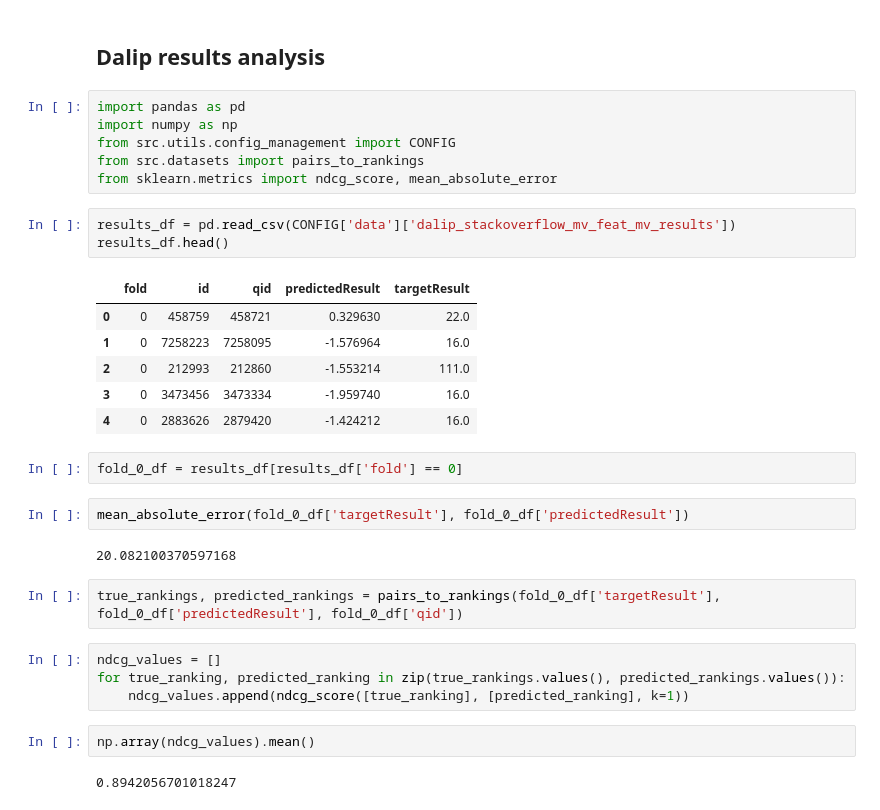
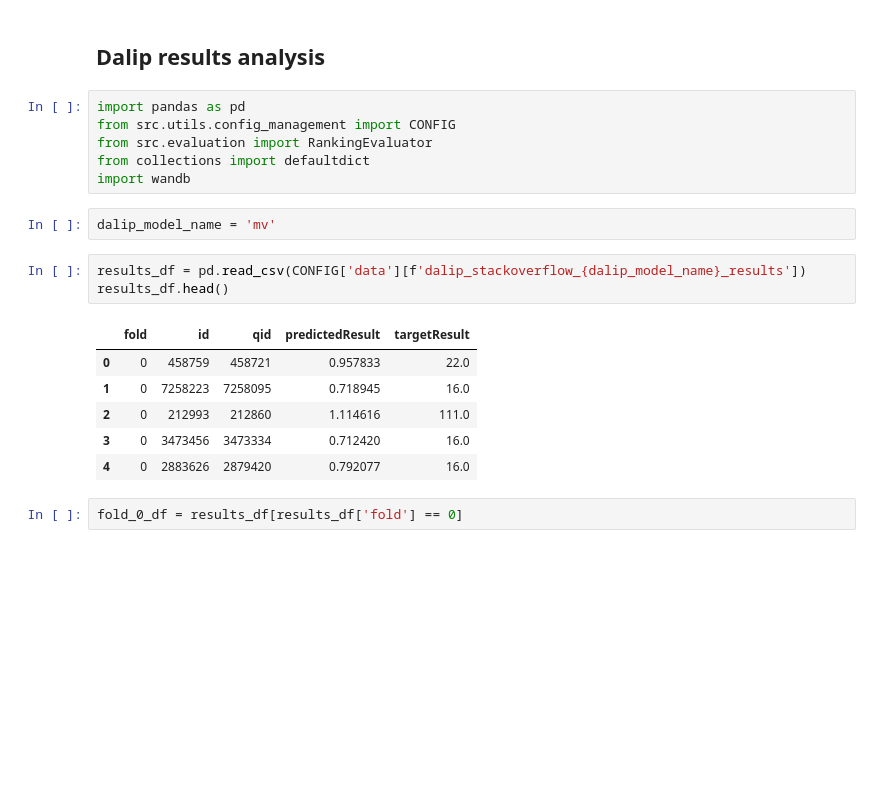
Before and after one commit to BunnyNoBugs/stackoverflow-answers-assessment, a Jupyter notebook: experiments/dalip/data_analysis.ipynb, the cells around one changed output. Cells and saved outputs as stored; diff of their text form; blank space fills up the shorter version.

Commit message:
log dalip results to wandb

```diff
--- a/experiments/dalip/data_analysis.ipynb
+++ b/experiments/dalip/data_analysis.ipynb
@@ -275,33 +275,21 @@ Name: ParentId, dtype: float64
 ## Dalip results analysis
 # %%
 import pandas as pd
-import numpy as np
 from src.utils.config_management import CONFIG
-from src.datasets import pairs_to_rankings
-from sklearn.metrics import ndcg_score, mean_absolute_error
+from src.evaluation import RankingEvaluator
+from collections import defaultdict
+import wandb
+# %%
+dalip_model_name = 'mv'
 # %%
-results_df = pd.read_csv(CONFIG['data']['dalip_stackoverflow_mv_feat_mv_results'])
+results_df = pd.read_csv(CONFIG['data'][f'dalip_stackoverflow_{dalip_model_name}_results'])
 results_df.head()
 # %% [output]
 |  | fold | id | qid | predictedResult | targetResult |
-| 0 | 0 | 458759 | 458721 | 0.329630 | 22.0 |
-| 1 | 0 | 7258223 | 7258095 | -1.576964 | 16.0 |
-| 2 | 0 | 212993 | 212860 | -1.553214 | 111.0 |
-| 3 | 0 | 3473456 | 3473334 | -1.959740 | 16.0 |
-| 4 | 0 | 2883626 | 2879420 | -1.424212 | 16.0 |
+| 0 | 0 | 458759 | 458721 | 0.957833 | 22.0 |
+| 1 | 0 | 7258223 | 7258095 | 0.718945 | 16.0 |
+| 2 | 0 | 212993 | 212860 | 1.114616 | 111.0 |
+| 3 | 0 | 3473456 | 3473334 | 0.712420 | 16.0 |
+| 4 | 0 | 2883626 | 2879420 | 0.792077 | 16.0 |
 # %%
 fold_0_df = results_df[results_df['fold'] == 0]
-# %%
-mean_absolute_error(fold_0_df['targetResult'], fold_0_df['predictedResult'])
-# %% [output]
-20.082100370597168
-# %%
-true_rankings, predicted_rankings = pairs_to_rankings(fold_0_df['targetResult'], fold_0_df['predictedResult'], fold_0_df['qid'])
-# %%
-ndcg_values = []
-for true_ranking, predicted_ranking in zip(true_rankings.values(), predicted_rankings.values()):
-    ndcg_values.append(ndcg_score([true_ranking], [predicted_ranking], k=1))
-# %%
-np.array(ndcg_values).mean()
-# %% [output]
-0.8942056701018247
```
Also changed, not shown: parts of 12 cells of this notebook, 1 other file.
